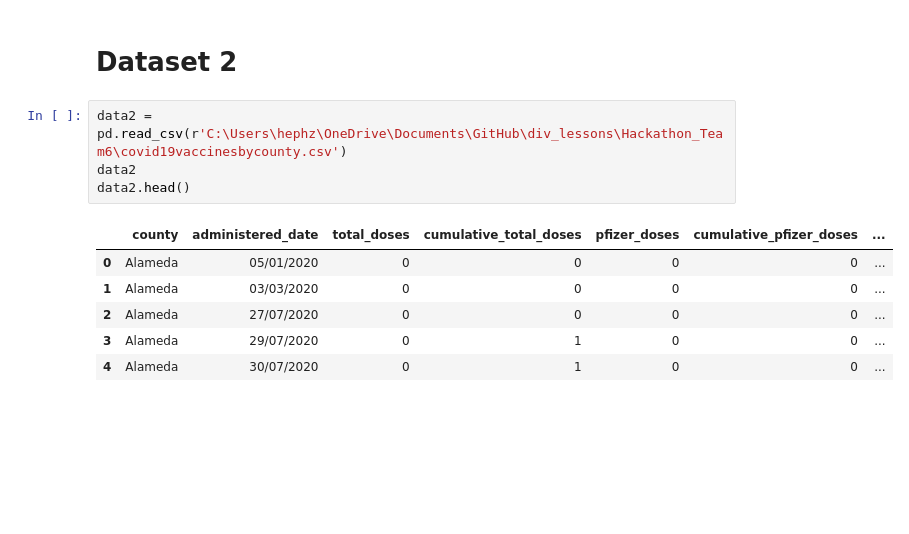
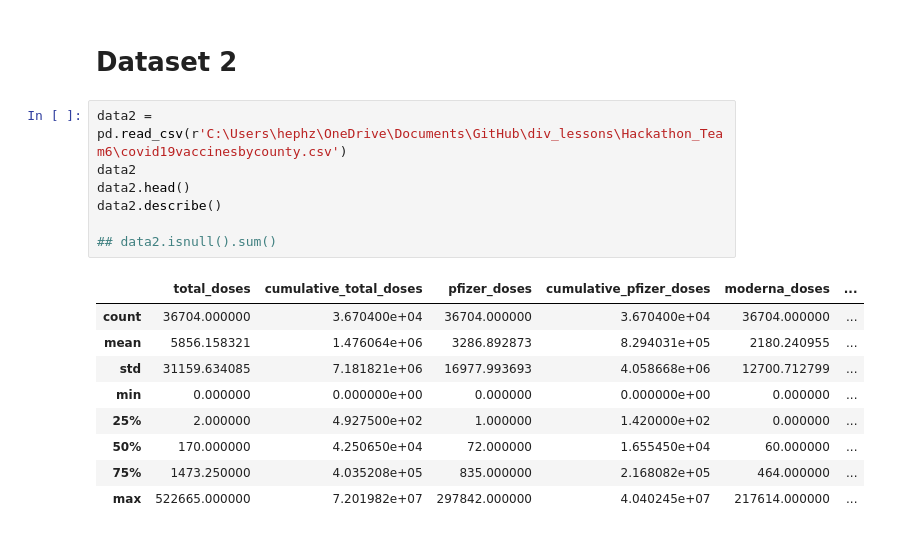
Before and after one commit to Hephzibah56/div_lessons, a Jupyter notebook: Hackathon_Team6/Team6_Hackathon.ipynb, the cells around one changed output. Drawn from its saved outputs; the diff is of its cells as text; blank space fills up the shorter version.

Commit message:
Hackathon
Updates on data analysis for covid19 data sets.

```diff
--- a/Hackathon_Team6/Team6_Hackathon.ipynb
+++ b/Hackathon_Team6/Team6_Hackathon.ipynb
@@ -54,13 +135,19 @@ Length: 9617, dtype: int64
 # %%
 data2 = pd.read_csv(r'C:\Users\hephz\OneDrive\Documents\GitHub\div_lessons\Hackathon_Team6\covid19vaccinesbycounty.csv')
 data2
 data2.head()
+data2.describe()
+
+## data2.isnull().sum()
 # %% [output]
-|  | county | administered_date | total_doses | cumulative_total_doses | pfizer_doses | cumulative_pfizer_doses | ... |
-| 0 | Alameda | 05/01/2020 | 0 | 0 | 0 | 0 | ... |
-| 1 | Alameda | 03/03/2020 | 0 | 0 | 0 | 0 | ... |
-| 2 | Alameda | 27/07/2020 | 0 | 0 | 0 | 0 | ... |
-| 3 | Alameda | 29/07/2020 | 0 | 1 | 0 | 0 | ... |
-| 4 | Alameda | 30/07/2020 | 0 | 1 | 0 | 0 | ... |
+|  | total_doses | cumulative_total_doses | pfizer_doses | cumulative_pfizer_doses | moderna_doses | ... |
+| count | 36704.000000 | 3.670400e+04 | 36704.000000 | 3.670400e+04 | 36704.000000 | ... |
+| mean | 5856.158321 | 1.476064e+06 | 3286.892873 | 8.294031e+05 | 2180.240955 | ... |
+| std | 31159.634085 | 7.181821e+06 | 16977.993693 | 4.058668e+06 | 12700.712799 | ... |
+| min | 0.000000 | 0.000000e+00 | 0.000000 | 0.000000e+00 | 0.000000 | ... |
+| 25% | 2.000000 | 4.927500e+02 | 1.000000 | 1.420000e+02 | 0.000000 | ... |
+| 50% | 170.000000 | 4.250650e+04 | 72.000000 | 1.655450e+04 | 60.000000 | ... |
+| 75% | 1473.250000 | 4.035208e+05 | 835.000000 | 2.168082e+05 | 464.000000 | ... |
+| max | 522665.000000 | 7.201982e+07 | 297842.000000 | 4.040245e+07 | 217614.000000 | ... |
 # %%
 data2.info()
```
Also changed, not shown: parts of 15 cells of this notebook.
